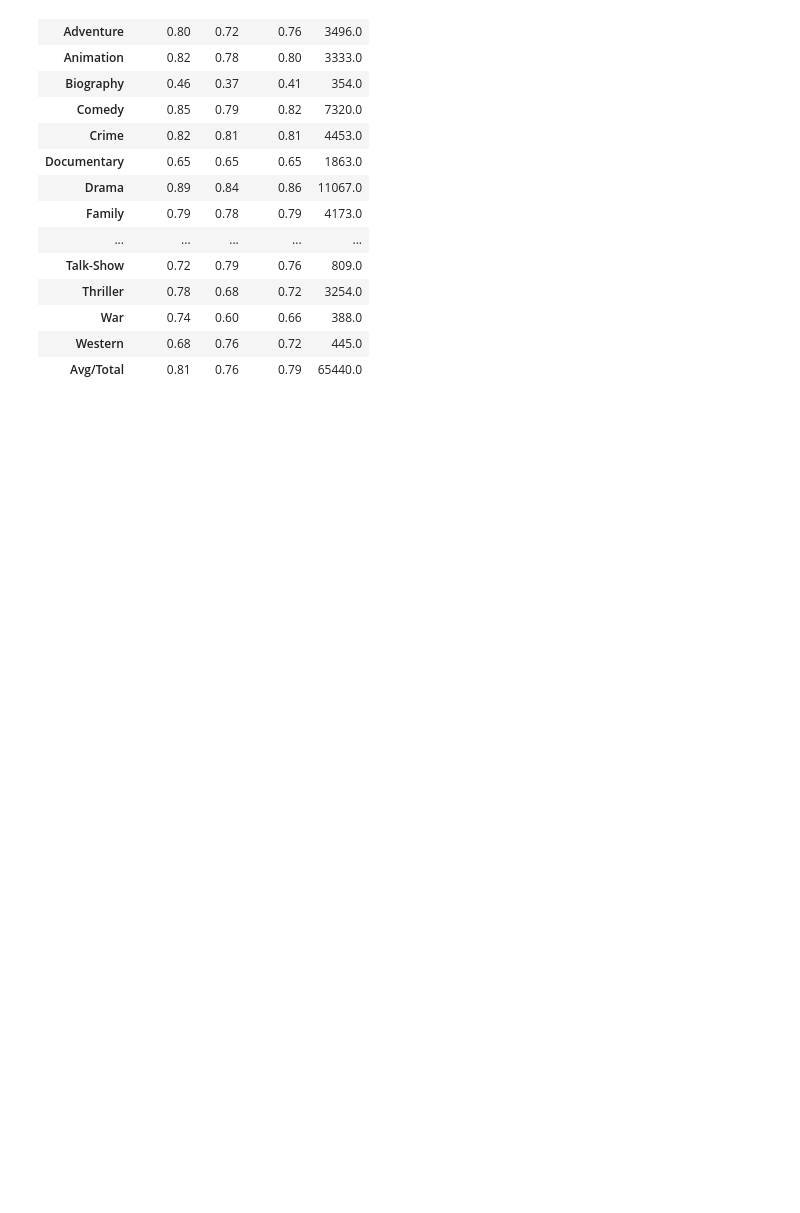
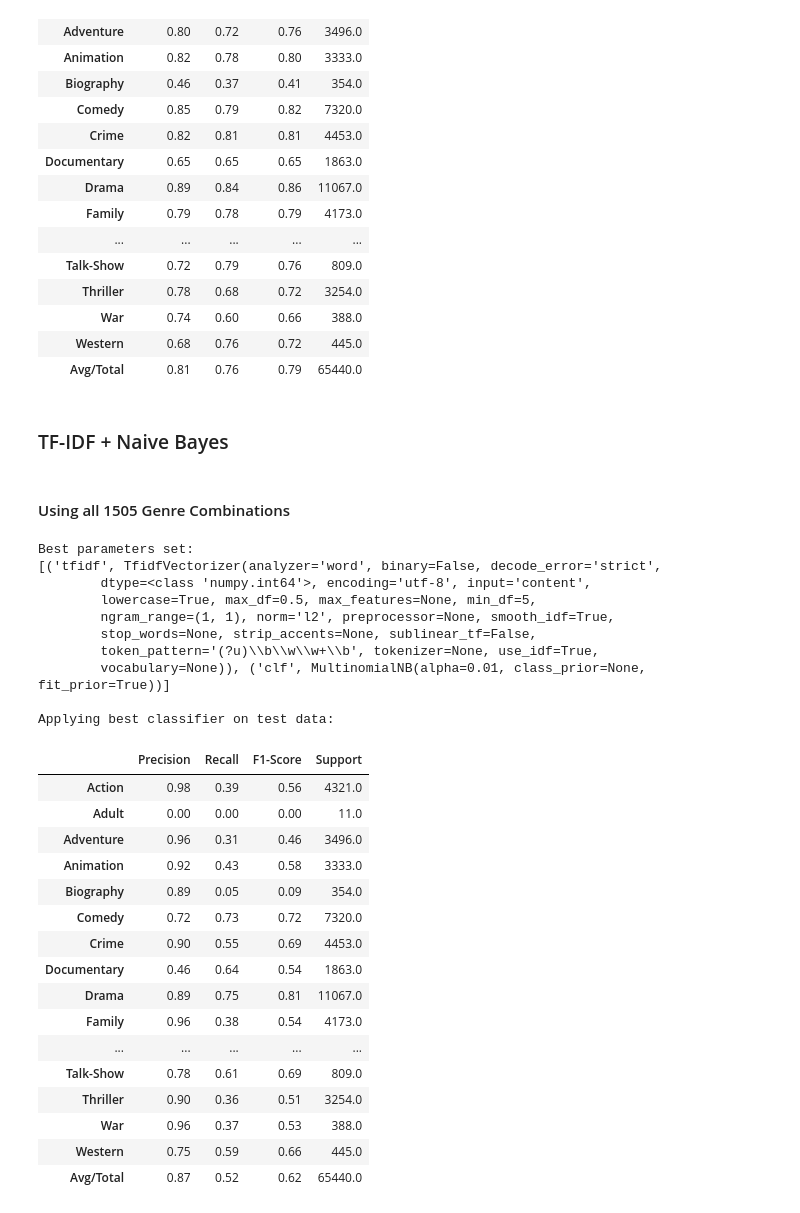
Before and after one commit to shashankvmaiya/Movie-Genre-Multi-Label-Text-Classification, a Jupyter notebook: Reports/Modeling_Part1.ipynb, the cells around one changed output. Drawn from its saved outputs; the diff is of its cells as text; code cells hidden in the pictures; blank space fills up the shorter version.

```diff
--- a/Reports/Modeling.ipynb
+++ b/Reports/Modeling_Part1.ipynb
@@ -186,10 +186,10 @@ def accuracy(y_actual, y_predict):
 # %%
 def overall_f1_score_v1(y_actual, y_predict):
     tp, fp, fn = 0, 0, 0
-    for idx in range(len(category_columns)):
-        tp+=((y_actual[:,idx]==1) & (y_predict[:,idx]==1)).sum()
-        fp+=((y_actual[:,idx]==0) & (y_predict[:,idx]==1)).sum()
-        fn+=((y_actual[:,idx]==1) & (y_predict[:,idx]==0)).sum()
+    for idx, col in enumerate(category_columns):
+        tp+=((y_actual[col]==1) & (y_predict[:,idx]==1)).sum()
+        fp+=((y_actual[col]==0) & (y_predict[:,idx]==1)).sum()
+        fn+=((y_actual[col]==1) & (y_predict[:,idx]==0)).sum()
     precision = tp/(tp+fp)
     recall = tp/(tp+fn)
     f1_score = 2*precision*recall/(precision+recall)
@@ -1337,3 +1356,67 @@ accuracy(test_y, predictions)
 | War | 0.74 | 0.60 | 0.66 | 388.0 |
 | Western | 0.68 | 0.76 | 0.72 | 445.0 |
 | Avg/Total | 0.81 | 0.76 | 0.79 | 65440.0 |
+# %% [markdown]
+### TF-IDF + Naive Bayes
+# %% [markdown]
+#### Using all 1505 Genre Combinations
+# %%
+train_y_cluster_labels= train_y.groupby(list(category_columns)).ngroup()
+cluster_center = train_y.copy(deep=True) #pd.DataFrame(train_y)
+cluster_center['Labels']=train_y_cluster_labels
+cluster_center = cluster_center.drop_duplicates()
+cluster_center = cluster_center.reset_index().set_index(['Labels']).sort_index().drop('index', axis=1)
+# %%
+pipeline = Pipeline([
+                ('tfidf', TfidfVectorizer()),
+                ('clf', MultinomialNB(fit_prior=True, class_prior=None))
+            ])
+# sorted(pipeline.get_params().keys()) # -- to obtain the GridSearchCV parameter names
+parameters = {
+                'tfidf__max_df': [0.25, 0.5, 0.75],
+                'tfidf__ngram_range': [(1, 1)],
+                'tfidf__min_df': [1, 2, 5, 10],
+                'clf__alpha': [0.001, 0.01, 0.1, 1]
+            }
+
+grid_search_cv = GridSearchCV(pipeline, parameters, cv=2, scoring=overall_f1_score_v2_cv)
+grid_search_cv.fit(train_X, train_y_cluster_labels)
+
+print()
+print("Best parameters set:")
+print (grid_search_cv.best_estimator_.steps)
+print()
+
+# measuring performance on test set
+print ("Applying best classifier on test data:")
+best_clf = grid_search_cv.best_estimator_
+predictions = multi_class_predict(best_clf, test_X, cluster_center)
+accuracy(test_y, predictions)
+# %% [output]
+Best parameters set:
+[('tfidf', TfidfVectorizer(analyzer='word', binary=False, decode_error='strict',
+        dtype=<class 'numpy.int64'>, encoding='utf-8', input='content',
+        lowercase=True, max_df=0.5, max_features=None, min_df=5,
+        ngram_range=(1, 1), norm='l2', preprocessor=None, smooth_idf=True,
+        stop_words=None, strip_accents=None, sublinear_tf=False,
+        token_pattern='(?u)\\b\\w\\w+\\b', tokenizer=None, use_idf=True,
+        vocabulary=None)), ('clf', MultinomialNB(alpha=0.01, class_prior=None, fit_prior=True))]
+
+Applying best classifier on test data:
+|  | Precision | Recall | F1-Score | Support |
+| Action | 0.98 | 0.39 | 0.56 | 4321.0 |
+| Adult | 0.00 | 0.00 | 0.00 | 11.0 |
+| Adventure | 0.96 | 0.31 | 0.46 | 3496.0 |
+| Animation | 0.92 | 0.43 | 0.58 | 3333.0 |
+| Biography | 0.89 | 0.05 | 0.09 | 354.0 |
+| Comedy | 0.72 | 0.73 | 0.72 | 7320.0 |
+| Crime | 0.90 | 0.55 | 0.69 | 4453.0 |
+| Documentary | 0.46 | 0.64 | 0.54 | 1863.0 |
+| Drama | 0.89 | 0.75 | 0.81 | 11067.0 |
+| Family | 0.96 | 0.38 | 0.54 | 4173.0 |
+| ... | ... | ... | ... | ... |
+| Talk-Show | 0.78 | 0.61 | 0.69 | 809.0 |
+| Thriller | 0.90 | 0.36 | 0.51 | 3254.0 |
+| War | 0.96 | 0.37 | 0.53 | 388.0 |
+| Western | 0.75 | 0.59 | 0.66 | 445.0 |
+| Avg/Total | 0.87 | 0.52 | 0.62 | 65440.0 |
```
Also changed, not shown: parts of 4 cells of this notebook, 2 other files.
